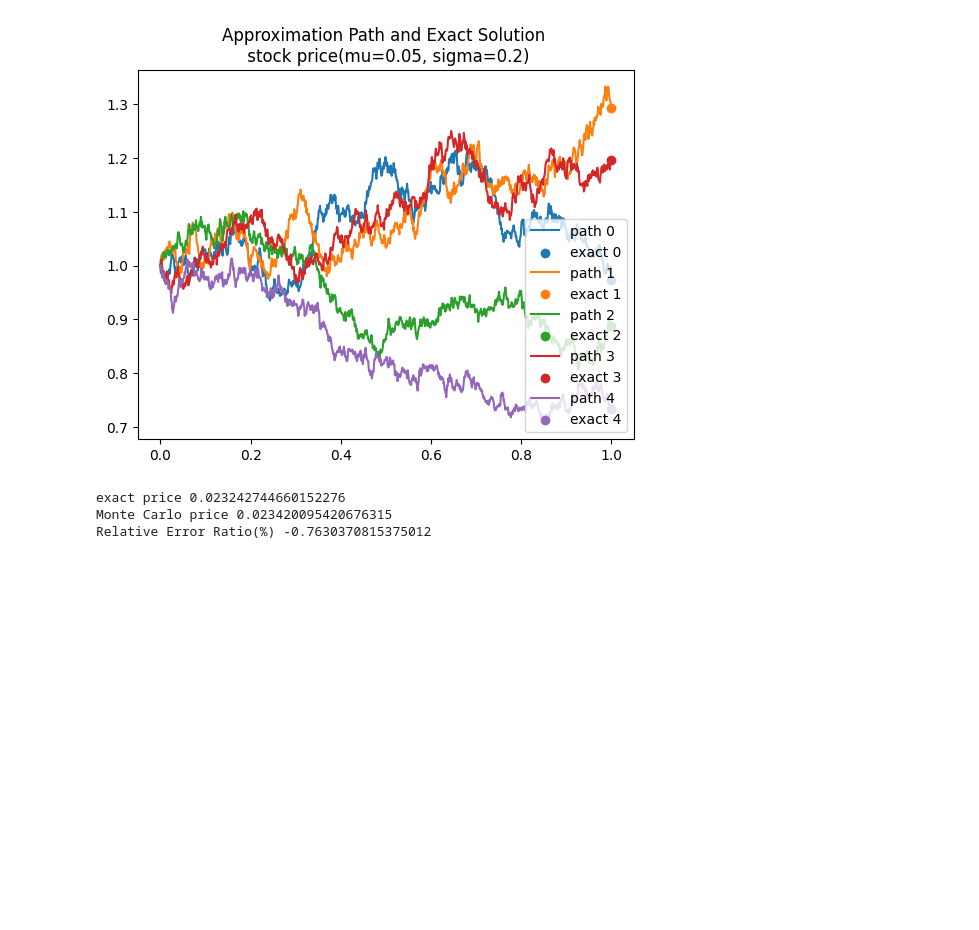
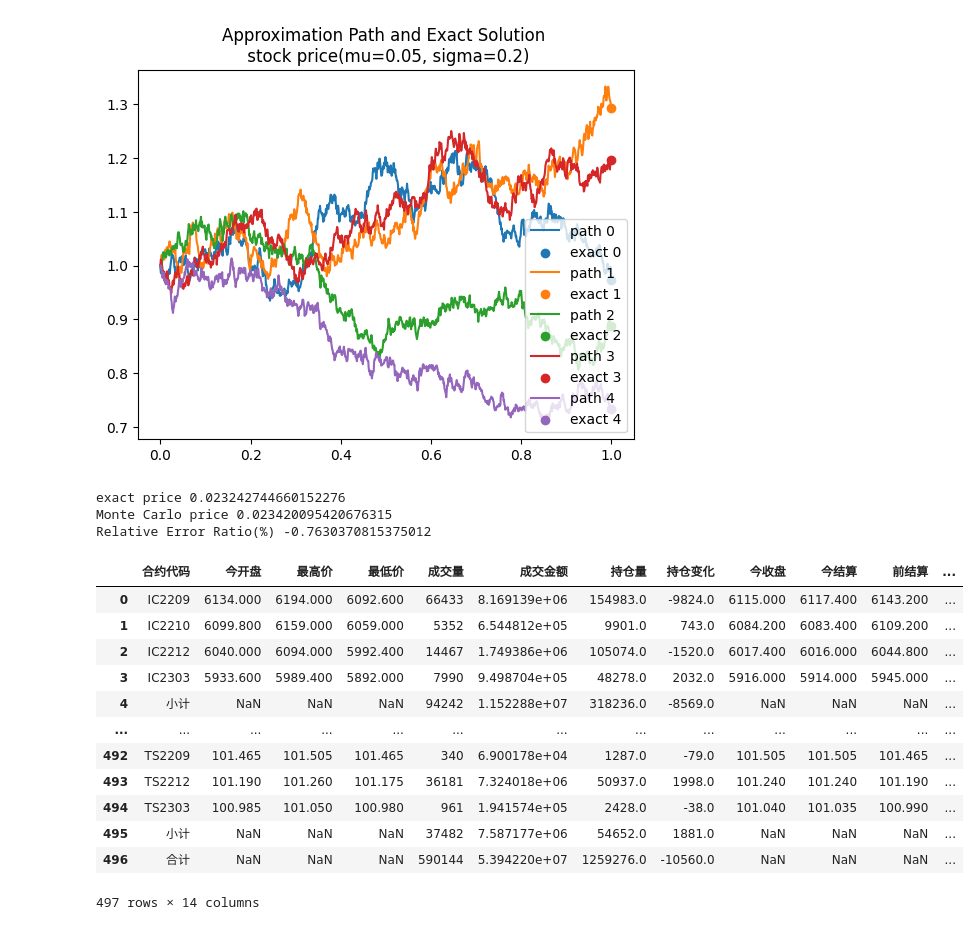
Before and after one commit to Popo-Neko/nn4sde, a Jupyter notebook: example.ipynb, the cells around one changed output. Drawn from its saved outputs; the diff is of its cells as text; code cells hidden in the pictures; blank space fills up the shorter version.

```diff
--- a/example.ipynb
+++ b/example.ipynb
@@ -43,3 +44,20 @@ print("Relative Error Ratio(%)", (y_exact - y_mc*np.exp(-rf*T))/y_exact*100)
 exact price 0.023242744660152276
 Monte Carlo price 0.023420095420676315
 Relative Error Ratio(%) -0.7630370815375012
+# %%
+df = pd.read_csv(r"C:\Users\Zhongyu\Downloads\202209\20220901_1.csv", encoding='gbk')
+df
+# %% [output]
+|  | 合约代码 | 今开盘 | 最高价 | 最低价 | 成交量 | 成交金额 | 持仓量 | 持仓变化 | 今收盘 | 今结算 | 前结算 | ... |
+| 0 | IC2209 | 6134.000 | 6194.000 | 6092.600 | 66433 | 8.169139e+06 | 154983.0 | -9824.0 | 6115.000 | 6117.400 | 6143.200 | ... |
+| 1 | IC2210 | 6099.800 | 6159.000 | 6059.000 | 5352 | 6.544812e+05 | 9901.0 | 743.0 | 6084.200 | 6083.400 | 6109.200 | ... |
+| 2 | IC2212 | 6040.000 | 6094.000 | 5992.400 | 14467 | 1.749386e+06 | 105074.0 | -1520.0 | 6017.400 | 6016.000 | 6044.800 | ... |
+| 3 | IC2303 | 5933.600 | 5989.400 | 5892.000 | 7990 | 9.498704e+05 | 48278.0 | 2032.0 | 5916.000 | 5914.000 | 5945.000 | ... |
+| 4 | 小计 | NaN | NaN | NaN | 94242 | 1.152288e+07 | 318236.0 | -8569.0 | NaN | NaN | NaN | ... |
+| ... | ... | ... | ... | ... | ... | ... | ... | ... | ... | ... | ... | ... |
+| 492 | TS2209 | 101.465 | 101.505 | 101.465 | 340 | 6.900178e+04 | 1287.0 | -79.0 | 101.505 | 101.505 | 101.465 | ... |
+| 493 | TS2212 | 101.190 | 101.260 | 101.175 | 36181 | 7.324018e+06 | 50937.0 | 1998.0 | 101.240 | 101.240 | 101.190 | ... |
+| 494 | TS2303 | 100.985 | 101.050 | 100.980 | 961 | 1.941574e+05 | 2428.0 | -38.0 | 101.040 | 101.035 | 100.990 | ... |
+| 495 | 小计 | NaN | NaN | NaN | 37482 | 7.587177e+06 | 54652.0 | 1881.0 | NaN | NaN | NaN | ... |
+| 496 | 合计 | NaN | NaN | NaN | 590144 | 5.394220e+07 | 1259276.0 | -10560.0 | NaN | NaN | NaN | ... |
+497 rows × 14 columns
```
Also changed, not shown: parts of 1 cell of this notebook, 1 other file.
